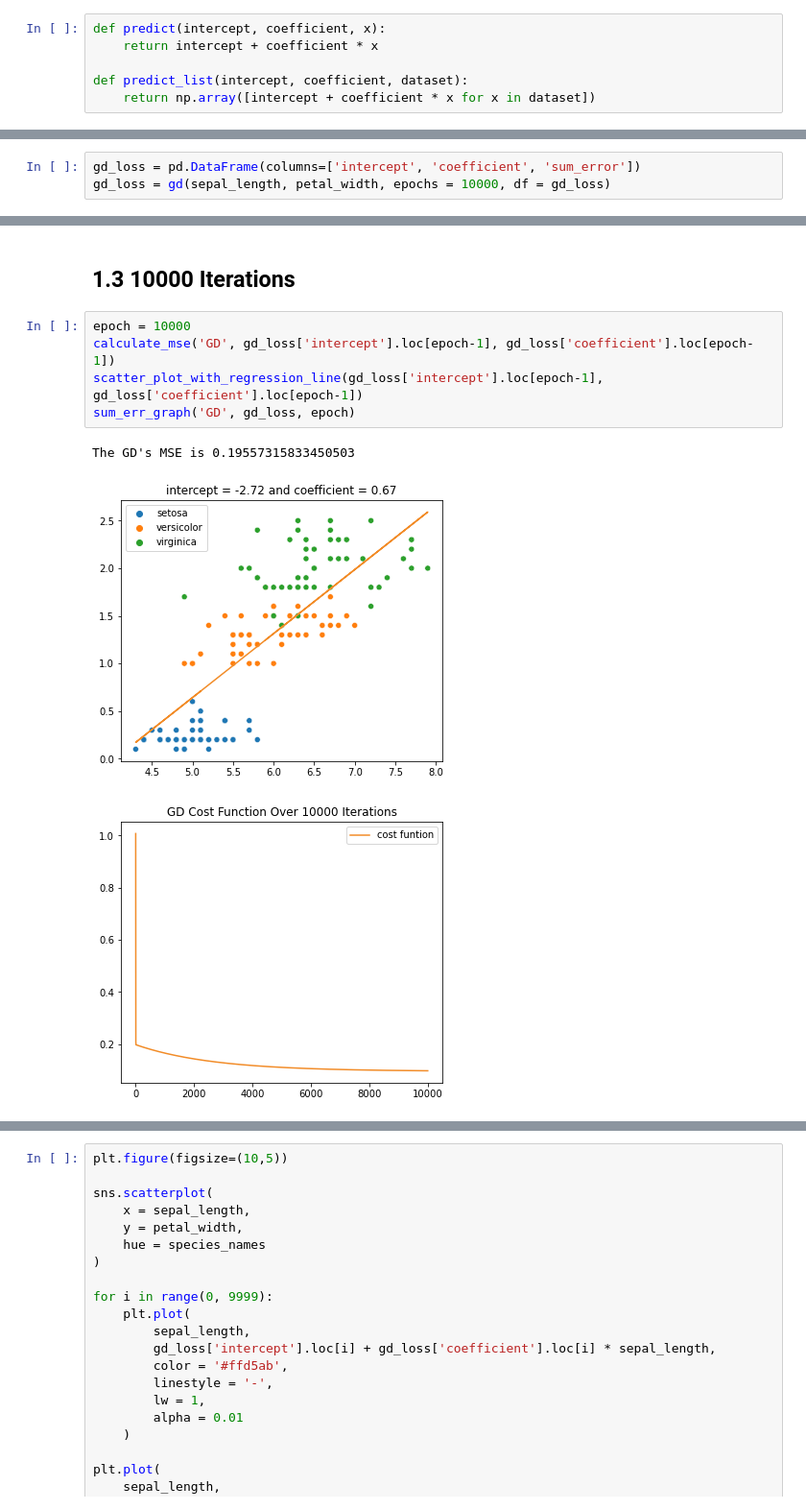
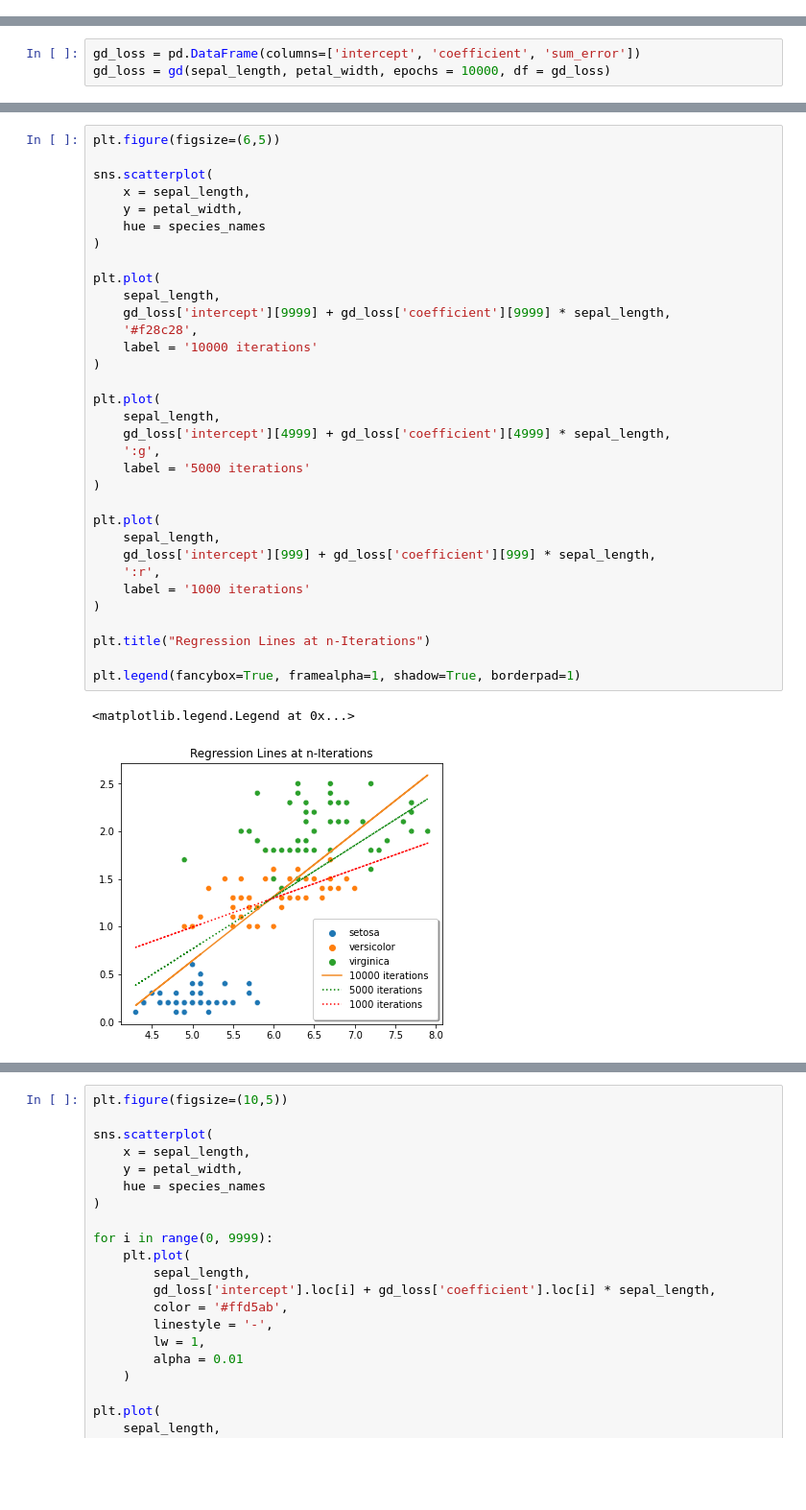
Before and after one commit to bsraya/optimization, a Jupyter notebook: gd.ipynb, the cells around one changed output, grey strips where cells are left out. Shown at 96% size. Drawn from its saved outputs; the diff is of its cells as text; blank space fills up the shorter version.

```diff
--- a/gd.ipynb
+++ b/gd.ipynb
@@ -23,12 +23,6 @@ for i in target:
         species_names.append('versicolor')
     else:
         species_names.append('virginica')
-# %%
-def predict(intercept, coefficient, x):
-    return intercept + coefficient * x
-
-def predict_list(intercept, coefficient, dataset):
-    return np.array([intercept + coefficient * x for x in dataset])
 # %%
 reg = LinearRegression().fit(X = sepal_length.reshape(-1,1), y = petal_width.reshape(-1,1))
 
@@ -127,11 +111,36 @@ The GD's MSE is 0.2215636705284282
-# %% [markdown]
-## 1.3 10000 Iterations
-# %%
-epoch = 10000
-calculate_mse('GD', gd_loss['intercept'].loc[epoch-1], gd_loss['coefficient'].loc[epoch-1])
-scatter_plot_with_regression_line(gd_loss['intercept'].loc[epoch-1], gd_loss['coefficient'].loc[epoch-1])
-sum_err_graph('GD', gd_loss, epoch)
-# %% [output]
-The GD's MSE is 0.19557315833450503
-[figure, removed]
-[figure, removed]
+# %%
+plt.figure(figsize=(6,5))
+
+sns.scatterplot(
+    x = sepal_length,
+    y = petal_width,
+    hue = species_names
+)
+
+plt.plot(
+    sepal_length,
+    gd_loss['intercept'][9999] + gd_loss['coefficient'][9999] * sepal_length,
+    '#f28c28',
+    label = '10000 iterations'
+)
+
+plt.plot(
+    sepal_length,
+    gd_loss['intercept'][4999] + gd_loss['coefficient'][4999] * sepal_length,
+    ':g',
+    label = '5000 iterations'
+)
+
+plt.plot(
+    sepal_length,
+    gd_loss['intercept'][999] + gd_loss['coefficient'][999] * sepal_length,
+    ':r',
+    label = '1000 iterations'
+)
+
+plt.title("Regression Lines at n-Iterations")
+
+plt.legend(fancybox=True, framealpha=1, shadow=True, borderpad=1)
+# %% [output]
+<matplotlib.legend.Legend at 0x...>
+[figure, added]
```
Also changed, not shown: parts of 18 cells of this notebook, 2 other files.
